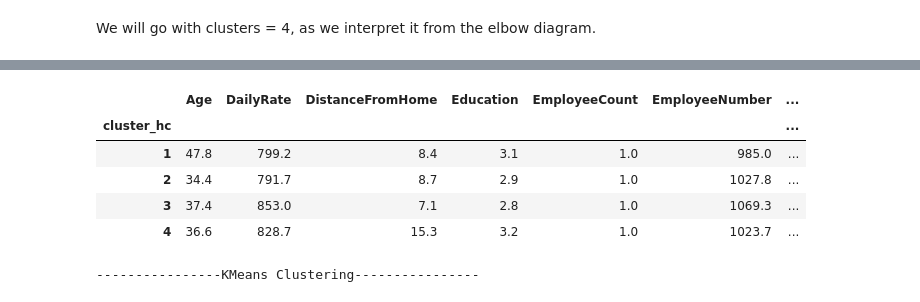
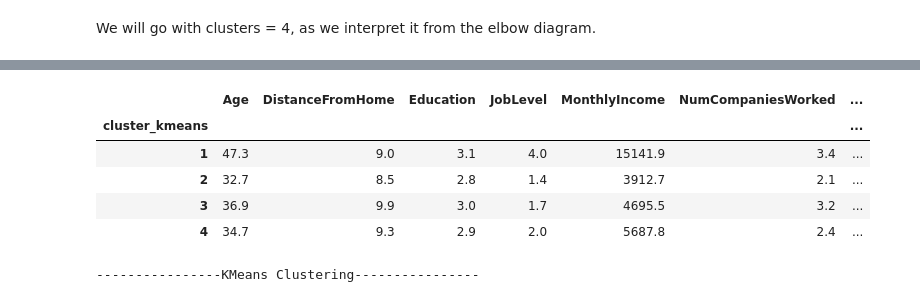
Before and after one commit to deep-mm/Potential-Performance-Predictor, a Jupyter notebook: clustering_final.ipynb, the cells around one changed output, grey strips where cells are left out. Saved outputs shown, nothing was run; the diff lists cells and outputs as text; code cells hidden in the pictures.

```diff
--- a/clustering_final.ipynb
+++ b/clustering_final.ipynb
@@ -158,13 +160,17 @@ kmeans_mean_cluster
+# %%
+# Getting rid of job satisfaction and environment satisfaction as they are not important
+kmeans_mean_cluster = kmeans_mean_cluster.drop(['JobSatisfaction','EnvironmentSatisfaction','cluster_hc'], axis=1)
+kmeans_mean_cluster
+# %% [output]
+|  | Age | DistanceFromHome | Education | JobLevel | MonthlyIncome | NumCompaniesWorked | ... |
+| cluster_kmeans |  |  |  |  |  |  | ... |
+| 1 | 47.3 | 9.0 | 3.1 | 4.0 | 15141.9 | 3.4 | ... |
+| 2 | 32.7 | 8.5 | 2.8 | 1.4 | 3912.7 | 2.1 | ... |
+| 3 | 36.9 | 9.9 | 3.0 | 1.7 | 4695.5 | 3.2 | ... |
+| 4 | 34.7 | 9.3 | 2.9 | 2.0 | 5687.8 | 2.4 | ... |
 # %%
-hierarchical_cluster  = pd.DataFrame(round(data.groupby('cluster_hc').mean(),1))
-hierarchical_cluster
+#hierarchical_cluster  = pd.DataFrame(round(filtered_data.groupby('cluster_hc').mean(),1))
+#hierarchical_cluster
-# %% [output]
-|  | Age | DailyRate | DistanceFromHome | Education | EmployeeCount | EmployeeNumber | ... |
-| cluster_hc |  |  |  |  |  |  | ... |
-| 1 | 47.8 | 799.2 | 8.4 | 3.1 | 1.0 | 985.0 | ... |
-| 2 | 34.4 | 791.7 | 8.7 | 2.9 | 1.0 | 1027.8 | ... |
-| 3 | 37.4 | 853.0 | 7.1 | 2.8 | 1.0 | 1069.3 | ... |
-| 4 | 36.6 | 828.7 | 15.3 | 3.2 | 1.0 | 1023.7 | ... |
 # %%
 def cluster_characteristics(cluster):
     return (cluster.describe().iloc[1].to_frame().T.to_html()) \
```
Also changed, not shown: parts of 15 cells of this notebook, 2 other files.
